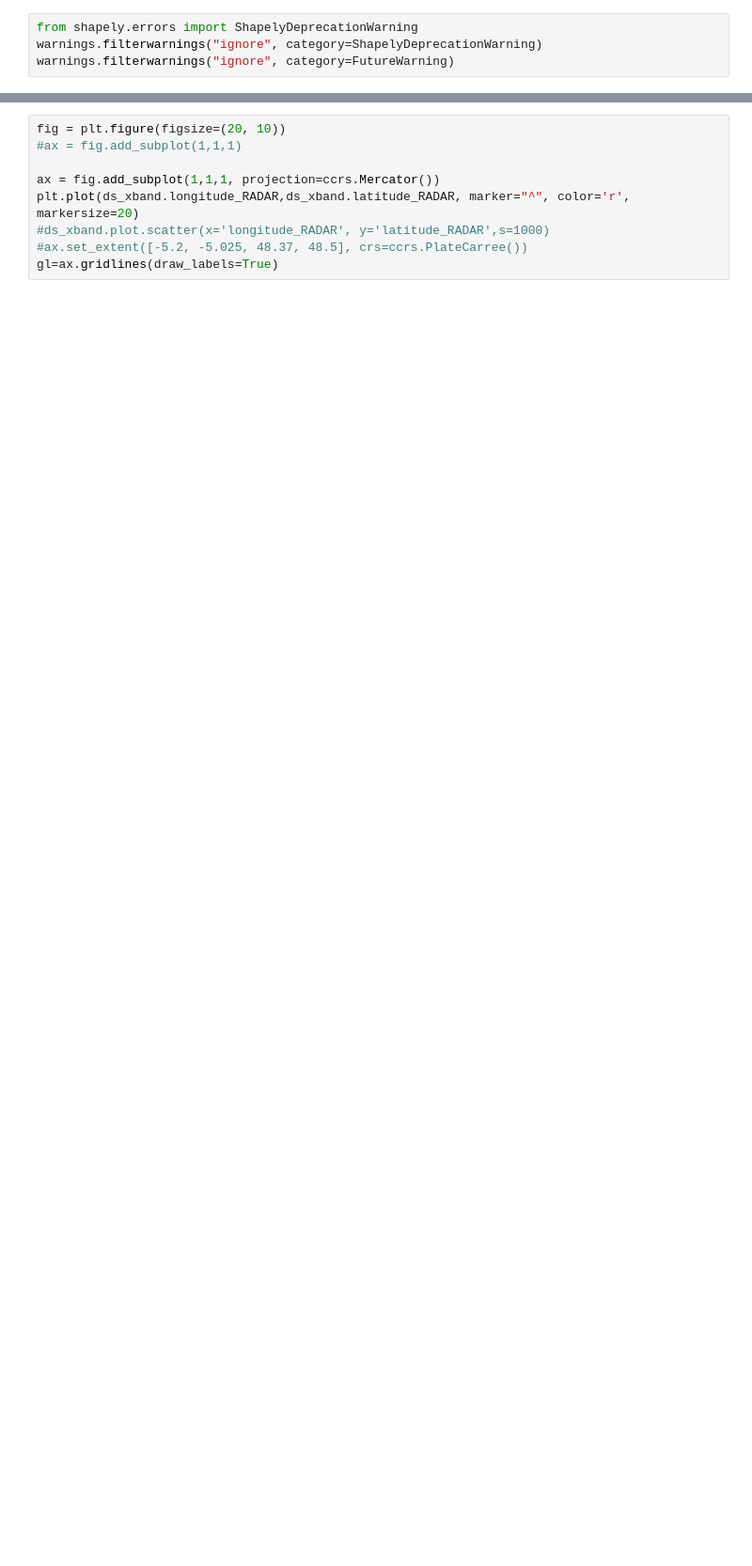
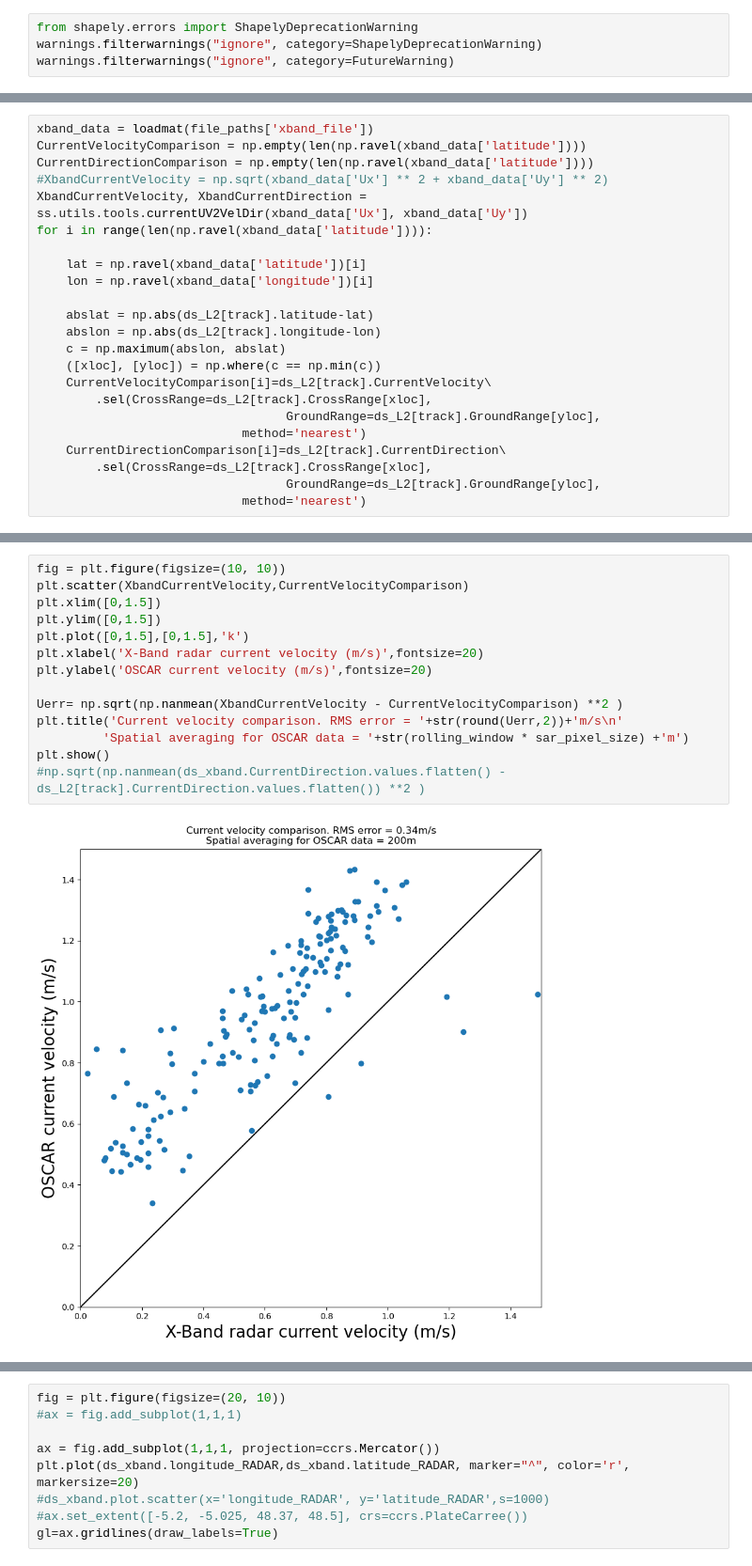
Before and after one commit to ACHMartin/seastar_project, a Jupyter notebook: OSCAR_Ushant_L1b.ipynb, the cells around one changed output, grey strips where cells are left out. Shown at 94% size. Drawn from its saved outputs; the diff is of its cells as text; blank space fills up the shorter version.

```diff
--- a/OSCAR_Ushant_L1b.ipynb
+++ b/OSCAR_Ushant_L1b.ipynb
@@ -202,0 +249,23 @@ ValueError: conflicting sizes for dimension 'GroundRange': length 2477 on the da
+# %%
+xband_data = loadmat(file_paths['xband_file'])
+CurrentVelocityComparison = np.empty(len(np.ravel(xband_data['latitude'])))
+CurrentDirectionComparison = np.empty(len(np.ravel(xband_data['latitude'])))
+#XbandCurrentVelocity = np.sqrt(xband_data['Ux'] ** 2 + xband_data['Uy'] ** 2)
+XbandCurrentVelocity, XbandCurrentDirection = ss.utils.tools.currentUV2VelDir(xband_data['Ux'], xband_data['Uy'])
+for i in range(len(np.ravel(xband_data['latitude']))):
+
+    lat = np.ravel(xband_data['latitude'])[i]
+    lon = np.ravel(xband_data['longitude'])[i]
+
+    abslat = np.abs(ds_L2[track].latitude-lat)
+    abslon = np.abs(ds_L2[track].longitude-lon)
+    c = np.maximum(abslon, abslat)
+    ([xloc], [yloc]) = np.where(c == np.min(c))
+    CurrentVelocityComparison[i]=ds_L2[track].CurrentVelocity\
+        .sel(CrossRange=ds_L2[track].CrossRange[xloc],
+                                  GroundRange=ds_L2[track].GroundRange[yloc],
+                            method='nearest')
+    CurrentDirectionComparison[i]=ds_L2[track].CurrentDirection\
+        .sel(CrossRange=ds_L2[track].CrossRange[xloc],
+                                  GroundRange=ds_L2[track].GroundRange[yloc],
+                            method='nearest')
@@ -202,0 +274,16 @@ ValueError: conflicting sizes for dimension 'GroundRange': length 2477 on the da
+# %%
+fig = plt.figure(figsize=(10, 10))
+plt.scatter(XbandCurrentVelocity,CurrentVelocityComparison)
+plt.xlim([0,1.5])
+plt.ylim([0,1.5])
+plt.plot([0,1.5],[0,1.5],'k')
+plt.xlabel('X-Band radar current velocity (m/s)',fontsize=20)
+plt.ylabel('OSCAR current velocity (m/s)',fontsize=20)
+
+Uerr= np.sqrt(np.nanmean(XbandCurrentVelocity - CurrentVelocityComparison) **2 )
+plt.title('Current velocity comparison. RMS error = '+str(round(Uerr,2))+'m/s\n'
+         'Spatial averaging for OSCAR data = '+str(rolling_window * sar_pixel_size) +'m')
+plt.show()
+#np.sqrt(np.nanmean(ds_xband.CurrentDirection.values.flatten() - ds_L2[track].CurrentDirection.values.flatten()) **2 )
+# %% [output]
+[figure, added]
```
Also changed, not shown: parts of 47 cells of this notebook, 2 other files.
